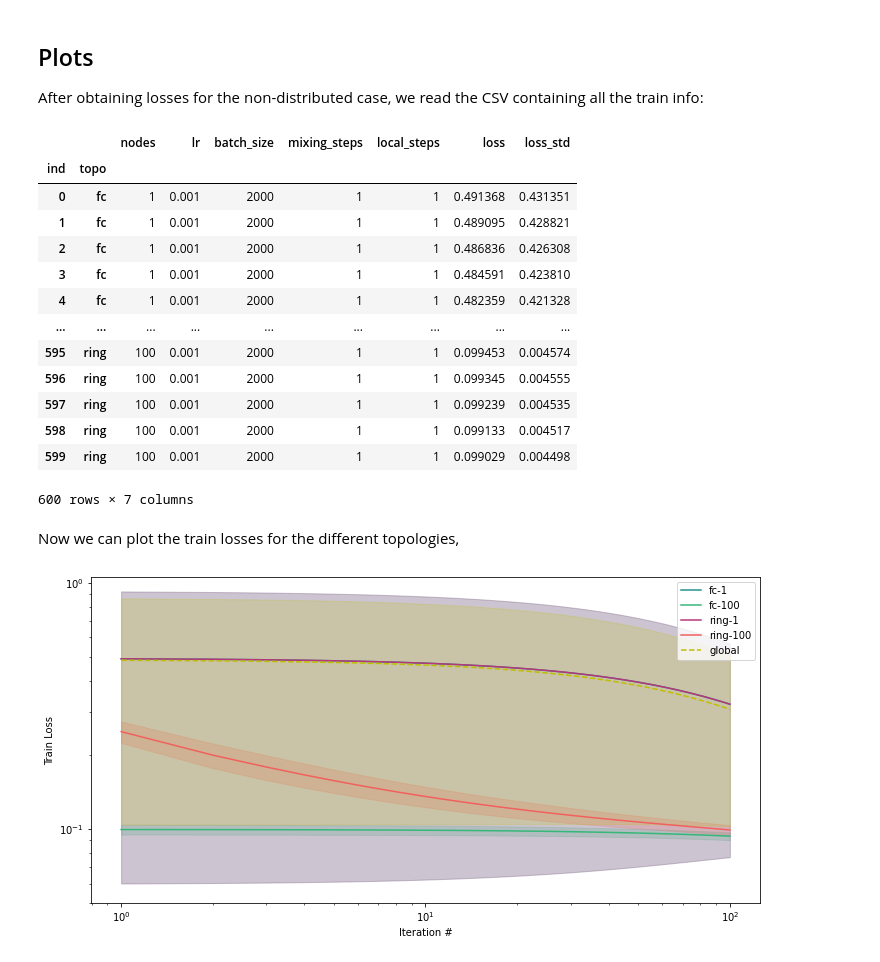
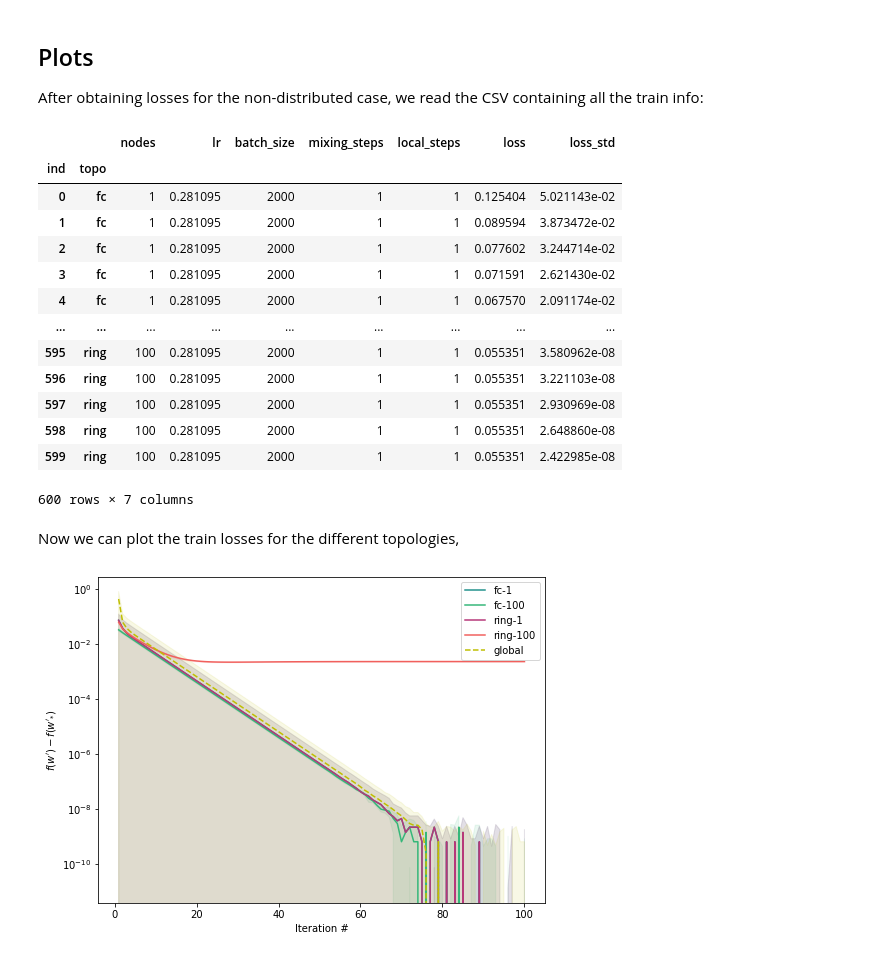
Before and after one commit to eelismie/OptForML-Project, a Jupyter notebook: notebooks/train_plots.ipynb, the cells around one changed output. Drawn from its saved outputs; the diff is of its cells as text; code cells hidden in the pictures.

```diff
--- a/notebooks/train_plots.ipynb
+++ b/notebooks/train_plots.ipynb
@@ -71,7 +71,7 @@ Now, we create the Least Squares model and train it,
 from graph import model_lr
 
 # best learning rate for GD
-lr = 0.001 #1 / L
+lr = 1 / L
 print('lr :', lr)
 
 # no. of independent runs
@@ -144,17 +144,17 @@ dfs
 # %% [output]
 |  |  | nodes | lr | batch_size | mixing_steps | local_steps | loss | loss_std |
 | ind | topo |  |  |  |  |  |  |  |
-| 0 | fc | 1 | 0.001 | 2000 | 1 | 1 | 0.491368 | 0.431351 |
-| 1 | fc | 1 | 0.001 | 2000 | 1 | 1 | 0.489095 | 0.428821 |
-| 2 | fc | 1 | 0.001 | 2000 | 1 | 1 | 0.486836 | 0.426308 |
-| 3 | fc | 1 | 0.001 | 2000 | 1 | 1 | 0.484591 | 0.423810 |
-| 4 | fc | 1 | 0.001 | 2000 | 1 | 1 | 0.482359 | 0.421328 |
+| 0 | fc | 1 | 0.281095 | 2000 | 1 | 1 | 0.125404 | 5.021143e-02 |
+| 1 | fc | 1 | 0.281095 | 2000 | 1 | 1 | 0.089594 | 3.873472e-02 |
+| 2 | fc | 1 | 0.281095 | 2000 | 1 | 1 | 0.077602 | 3.244714e-02 |
+| 3 | fc | 1 | 0.281095 | 2000 | 1 | 1 | 0.071591 | 2.621430e-02 |
+| 4 | fc | 1 | 0.281095 | 2000 | 1 | 1 | 0.067570 | 2.091174e-02 |
 | ... | ... | ... | ... | ... | ... | ... | ... | ... |
-| 595 | ring | 100 | 0.001 | 2000 | 1 | 1 | 0.099453 | 0.004574 |
-| 596 | ring | 100 | 0.001 | 2000 | 1 | 1 | 0.099345 | 0.004555 |
-| 597 | ring | 100 | 0.001 | 2000 | 1 | 1 | 0.099239 | 0.004535 |
-| 598 | ring | 100 | 0.001 | 2000 | 1 | 1 | 0.099133 | 0.004517 |
-| 599 | ring | 100 | 0.001 | 2000 | 1 | 1 | 0.099029 | 0.004498 |
+| 595 | ring | 100 | 0.281095 | 2000 | 1 | 1 | 0.055351 | 3.580962e-08 |
+| 596 | ring | 100 | 0.281095 | 2000 | 1 | 1 | 0.055351 | 3.221103e-08 |
+| 597 | ring | 100 | 0.281095 | 2000 | 1 | 1 | 0.055351 | 2.930969e-08 |
+| 598 | ring | 100 | 0.281095 | 2000 | 1 | 1 | 0.055351 | 2.648860e-08 |
+| 599 | ring | 100 | 0.281095 | 2000 | 1 | 1 | 0.055351 | 2.422985e-08 |
 600 rows × 7 columns
 # %% [markdown]
 Now we can plot the train losses for the different topologies,
@@ -162,48 +162,48 @@ Now we can plot the train losses for the different topologies,
 import itertools
 
 # plot options
-figsize = (12, 6)
-alpha = 0.2
+figsize = (8, 6)
+alpha = 0.1
 
 fig, axes = plt.subplots(1, 1, figsize=figsize)
 ax = axes
-ax.set_xscale('log')
+# ax.set_xscale('log')
 ax.set_yscale('log')
 cmaps = itertools.cycle(['viridis', 'magma', 'cool'])
 for topo, d1 in dfs.groupby('topo'):
 #     if topo == 'ring':
 #         continue
 
     cmap = plt.get_cmap(next(cmaps))
     M = len([_ for _ in d1.groupby('nodes')])
 
     ind = 0
     for nb_nodes, d2 in d1.groupby('nodes'):
         if nb_nodes == 10:
             continue
 
         xaxis = range(1, len(d2['loss'])+1)
 
         color = cmap(ind*0.5/M + 0.5)
         ind += 1
 
-        ax.plot(xaxis, d2['loss'], label=f'{topo}-{nb_nodes}', color=color)
+        ax.plot(xaxis, d2['loss']-global_opt, label=f'{topo}-{nb_nodes}', color=color)
         ax.fill_between(xaxis,
-                        d2['loss']-d2['loss_std'],
-                        d2['loss']+d2['loss_std'],
+                        d2['loss']-global_opt-d2['loss_std'],
+                        d2['loss']-global_opt+d2['loss_std'],
                         alpha=alpha, color=color)
 
-p = ax.plot(xaxis, m_gl_losses[:len(xaxis)], 'y--', label='global')
+p = ax.plot(xaxis, m_gl_losses[:len(xaxis)]-global_opt, 'y--', label='global')
 color = p[0].get_color()
 ax.fill_between(xaxis,
-                m_gl_losses[:len(xaxis)]-s_gl_losses[:len(xaxis)],
-                m_gl_losses[:len(xaxis)]+s_gl_losses[:len(xaxis)],
+                m_gl_losses[:len(xaxis)]-global_opt-s_gl_losses[:len(xaxis)],
+                m_gl_losses[:len(xaxis)]-global_opt+s_gl_losses[:len(xaxis)],
                 alpha=alpha, color=color)
 
 ax.legend()
 ax.set_xlabel('Iteration #')
-ax.set_ylabel('Train Loss')
-plt.ylim(0.05, None)
+ax.set_ylabel(r"$f(w')-f(w'_{*})$")
+# plt.ylim(0.05, None)
 plt.show()
 # %% [output]
-[figure, old version]
+[figure, new version]
```
Also changed, not shown: parts of 2 cells of this notebook, 9 other files.
